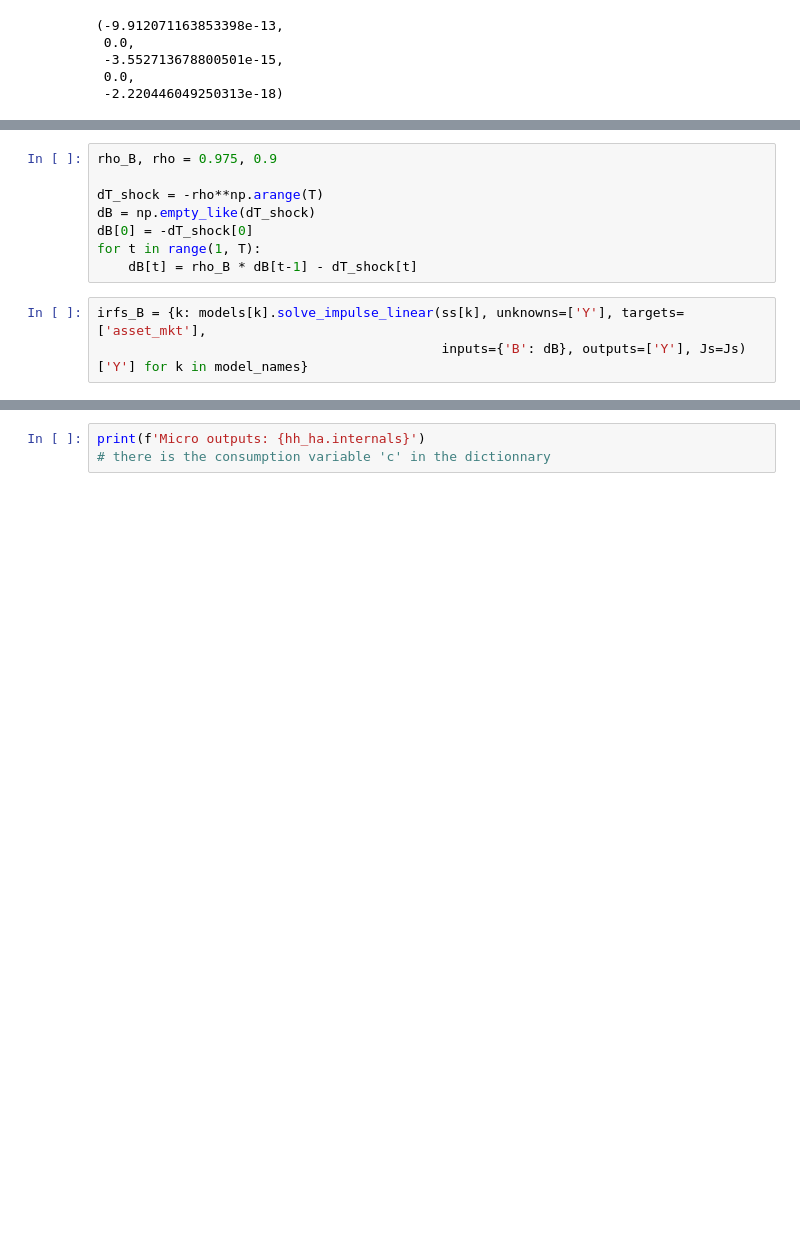
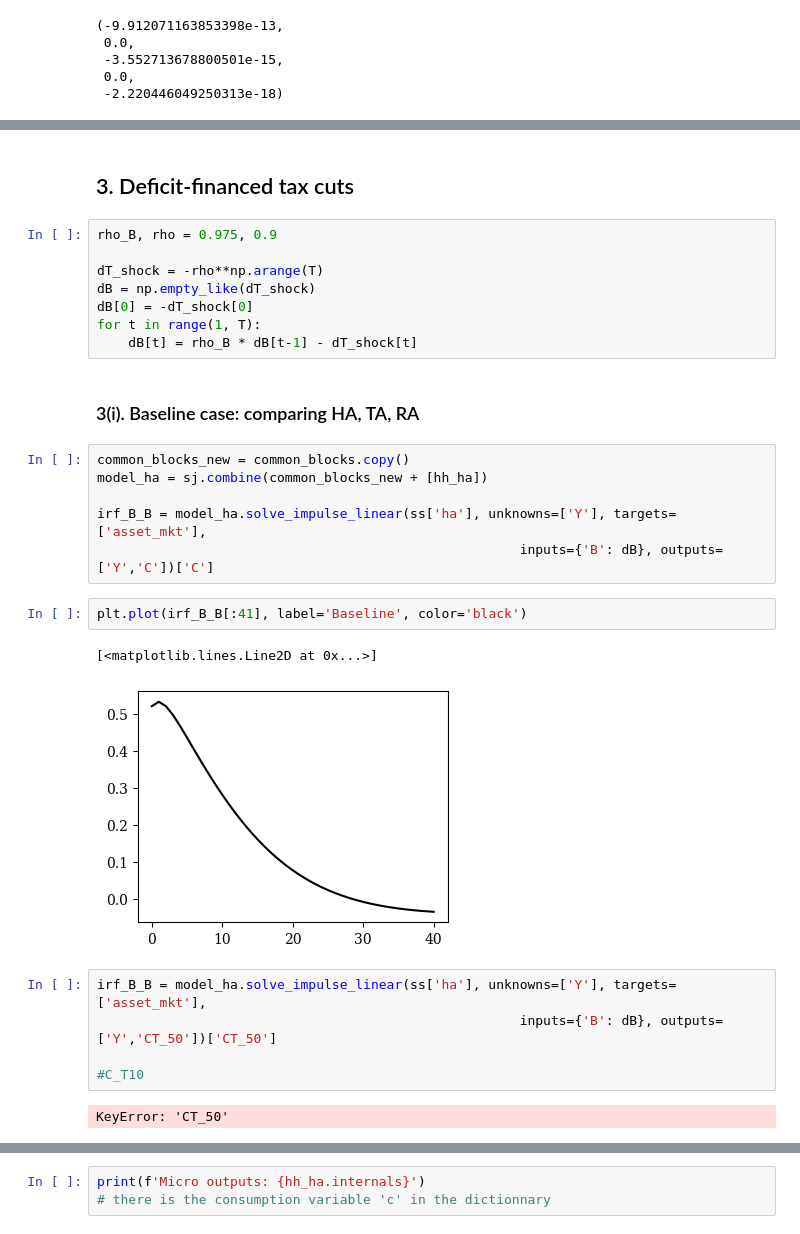
Before and after one commit to SofiaRuizRomanos/annual-review, a Jupyter notebook: brouillon_Clo.ipynb, the cells around one changed output, grey strips where cells are left out. Cells and saved outputs as stored; diff of their text form; blank space fills up the shorter version.

```diff
--- a/brouillon_Clo.ipynb
+++ b/brouillon_Clo.ipynb
@@ -225,6 +445,8 @@ Js = {'hh_ha': hh_ha.jacobian(ss['ha'], inputs=['wN_aftertax', 'N', 'r'], output
 hh_ha.name # verify that 'hh_ha' is the name of the het-agent household block
 # %% [output]
 'hh_ha'
+# %% [markdown]
+## 3. Deficit-financed tax cuts
 # %%
 rho_B, rho = 0.975, 0.9
 
@@ -233,9 +455,26 @@ dB = np.empty_like(dT_shock)
 dB[0] = -dT_shock[0]
 for t in range(1, T):
     dB[t] = rho_B * dB[t-1] - dT_shock[t]
+# %% [markdown]
+### 3(i). Baseline case: comparing HA, TA, RA
+# %%
+common_blocks_new = common_blocks.copy()
+model_ha = sj.combine(common_blocks_new + [hh_ha])
+
+irf_B_B = model_ha.solve_impulse_linear(ss['ha'], unknowns=['Y'], targets=['asset_mkt'],
+                                                      inputs={'B': dB}, outputs=['Y','C'])['C']
+# %%
+plt.plot(irf_B_B[:41], label='Baseline', color='black')
+# %% [output]
+[<matplotlib.lines.Line2D at 0x...>]
+[figure, added]
 # %%
-irfs_B = {k: models[k].solve_impulse_linear(ss[k], unknowns=['Y'], targets=['asset_mkt'],
-                                            inputs={'B': dB}, outputs=['Y'], Js=Js)['Y'] for k in model_names}
+irf_B_B = model_ha.solve_impulse_linear(ss['ha'], unknowns=['Y'], targets=['asset_mkt'],
+                                                      inputs={'B': dB}, outputs=['Y','CT_50'])['CT_50']
+
+#C_T10
+# %% [output]
+KeyError: 'CT_50'
 # %%
 plt.plot(irfs_B['ha'][:41], label='Heterogeneous agents', color='black')
 plt.plot(irfs_B['ta'][:41], label='Two agents', linestyle='dashed', color='orange')
```
Also changed, not shown: parts of 32 cells of this notebook.
